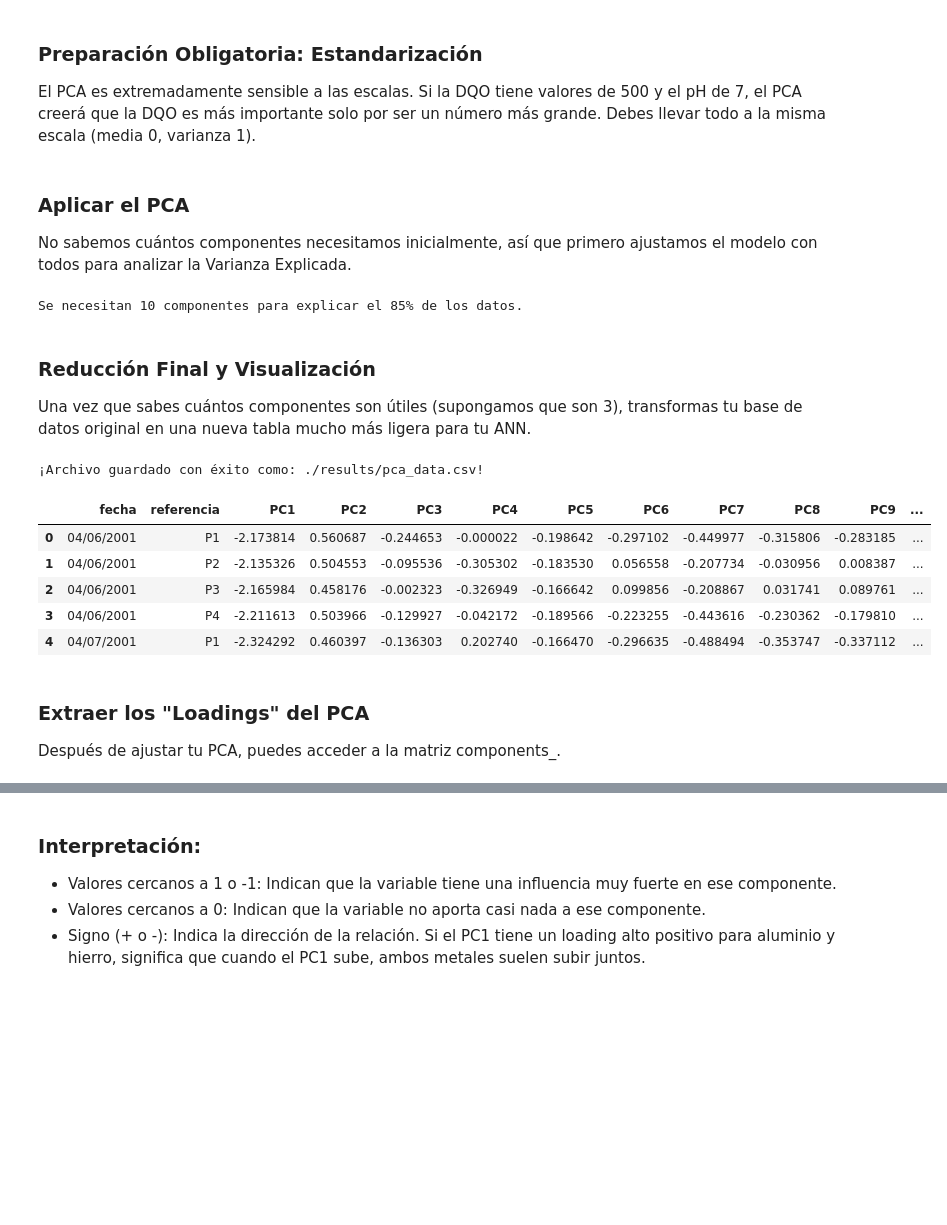
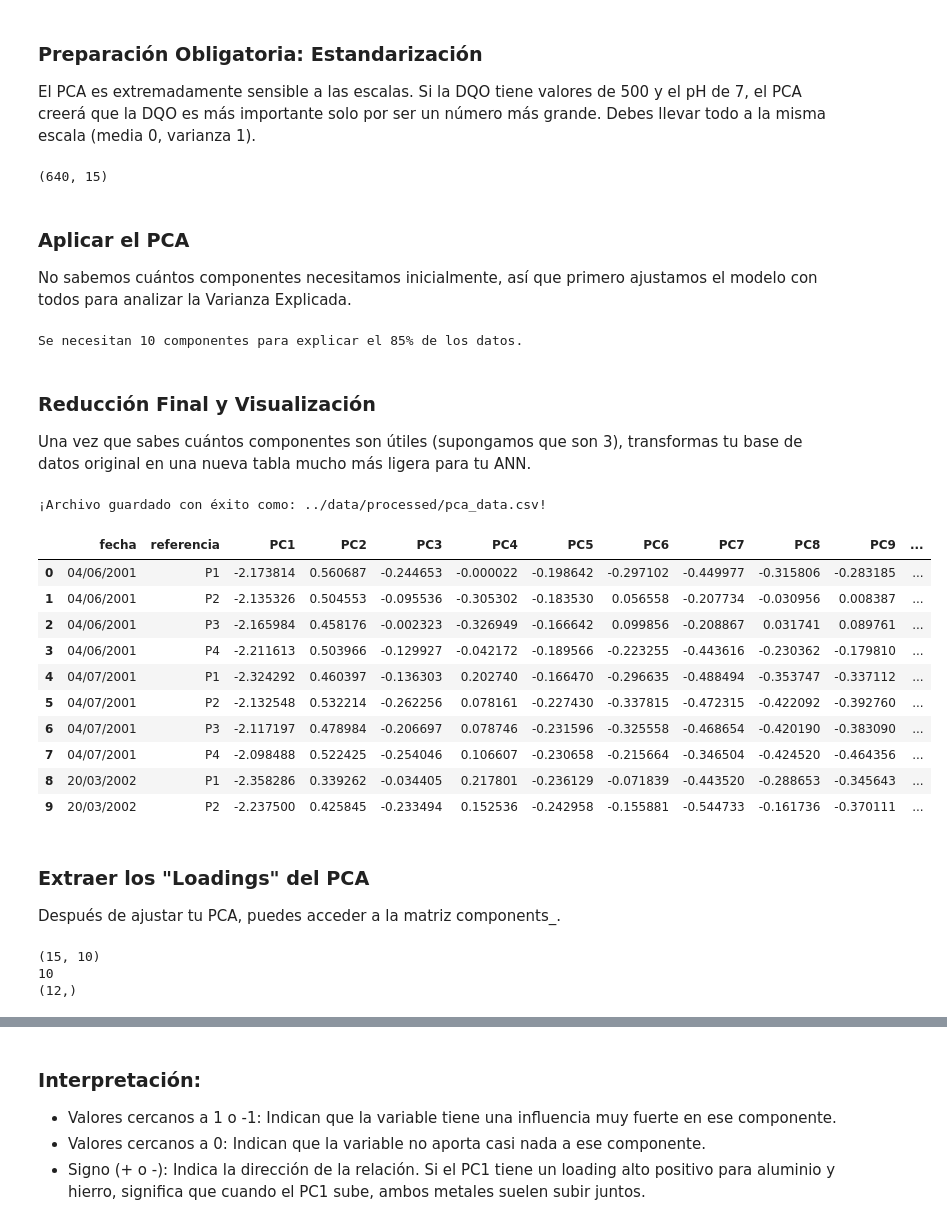
Before and after one commit to mikdevio/leachates_classification_model, a Jupyter notebook: notebooks/01_pretratamiento.ipynb, the cells around one changed output, grey strips where cells are left out. Cells and saved outputs as stored; diff of their text form; code cells hidden in the pictures; blank space fills up the shorter version.

```diff
--- a/notebooks/01_pretratamiento.ipynb
+++ b/notebooks/01_pretratamiento.ipynb
@@ -145,3 +155,4 @@ data_fixed.head()
 # %%
-data_fixed.info()
+pre_data = impute_data_knn(pre_data)
+pre_data.describe()
 # %% [output]
@@ -254,58 +246,85 @@ data_scaled = scaler.fit_transform(df_numeric)
+# %%
+scaled_num_data, scaler = data_scalation(pre_data)
+print(scaled_num_data.shape)
+# %% [output]
+(640, 15)
 # %% [markdown]
 ### Aplicar el PCA
 
 No sabemos cuántos componentes necesitamos inicialmente, así que primero ajustamos el modelo con todos para analizar la Varianza Explicada.
-# %%
-# Inicializamos PCA sin límite de componentes para analizar
-pca_model = PCA()
-pca_data = pca_model.fit_transform(data_scaled)
-
-# Calculamos la varianza acumulada
-varianza_acumulada = np.cumsum(pca_model.explained_variance_ratio_)
-
-# Buscamos cuántos componentes necesitamos para cubrir, por ejemplo, el 85% de la info
-n_componentes = np.argmax(varianza_acumulada >= 0.85) + 1
-print(f"Se necesitan {n_componentes} componentes para explicar el 85% de los datos.")
-# %% [output]
-Se necesitan 10 componentes para explicar el 85% de los datos.
+# %%
+from typing import Tuple
+
+
+def pca_conversion(data: np.ndarray) -> Tuple[np.ndarray, np.int64]:
+    # Inicializamos PCA sin límite de componentes para analizar
+    pca_model = PCA()
+    pca_data = pca_model.fit_transform(data)
+
+    # Calculamos la varianza acumulada
+    varianza_acumulada = np.cumsum(pca_model.explained_variance_ratio_)
+
+    # Buscamos cuántos componentes necesitamos para cubrir, por ejemplo, el 85% de la info
+    n_components = np.argmax(varianza_acumulada >= 0.85) + 1
+
+    return pca_data, n_components
+# %%
+pca_num_data, n_comps = pca_conversion(scaled_num_data)
+
+print(f"Se necesitan {n_comps} componentes para explicar el 85% de los datos.")
+# %% [output]
+Se necesitan 10 componentes para explicar el 85% de los datos.
 # %% [markdown]
 ### Reducción Final y Visualización
 
 Una vez que sabes cuántos componentes son útiles (supongamos que son 3), transformas tu base de datos original en una nueva tabla mucho más ligera para tu ANN.
 # %%
 # Aplicamos PCA con el número óptimo de componentes
-pca_final = PCA(n_components=n_componentes)
-componentes_principales = pca_final.fit_transform(data_scaled)
+pca_converter = PCA(n_components=n_comps)
+pca_num_data = pca_converter.fit_transform(scaled_num_data)
 
 # Convertimos a DataFrame para que sea fácil de usar en la ANN
 df_pca = pd.DataFrame(
-    data=componentes_principales,
-    columns=[f'PC{i+1}' for i in range(n_componentes)]
+    data=pca_num_data,
+    columns=[f'PC{i+1}' for i in range(n_comps)]
 )
 
 # Recuperar columnas de identificación (opcional pero recomendado)
 # Si 'data_fixed' mantiene el mismo orden de filas:
-df_pca.insert(0, 'fecha', data_fixed_test['fecha'].values)
-df_pca.insert(1, 'referencia', data_fixed_test['referencia'].values)
+df_pca.insert(0, 'fecha', pre_data['fecha'])
+df_pca.insert(1, 'referencia', pre_data['referencia'])
 
 # Guardar el archivo en tu directorio actual
-nombre_archivo = "./results/pca_data.csv"
+nombre_archivo = "../data/processed/pca_data.csv"
 df_pca.to_csv(nombre_archivo, index=False, sep=',', encoding='utf-8')
 print(f"¡Archivo guardado con éxito como: {nombre_archivo}!")
 
-df_pca.head()
+df_pca.head(10)
 # %% [output]
-¡Archivo guardado con éxito como: ./results/pca_data.csv!
+¡Archivo guardado con éxito como: ../data/processed/pca_data.csv!
 |  | fecha | referencia | PC1 | PC2 | PC3 | PC4 | PC5 | PC6 | PC7 | PC8 | PC9 | ... |
 | 0 | 04/06/2001 | P1 | -2.173814 | 0.560687 | -0.244653 | -0.000022 | -0.198642 | -0.297102 | -0.449977 | -0.315806 | -0.283185 | ... |
 | 1 | 04/06/2001 | P2 | -2.135326 | 0.504553 | -0.095536 | -0.305302 | -0.183530 | 0.056558 | -0.207734 | -0.030956 | 0.008387 | ... |
 | 2 | 04/06/2001 | P3 | -2.165984 | 0.458176 | -0.002323 | -0.326949 | -0.166642 | 0.099856 | -0.208867 | 0.031741 | 0.089761 | ... |
 | 3 | 04/06/2001 | P4 | -2.211613 | 0.503966 | -0.129927 | -0.042172 | -0.189566 | -0.223255 | -0.443616 | -0.230362 | -0.179810 | ... |
 | 4 | 04/07/2001 | P1 | -2.324292 | 0.460397 | -0.136303 | 0.202740 | -0.166470 | -0.296635 | -0.488494 | -0.353747 | -0.337112 | ... |
+| 5 | 04/07/2001 | P2 | -2.132548 | 0.532214 | -0.262256 | 0.078161 | -0.227430 | -0.337815 | -0.472315 | -0.422092 | -0.392760 | ... |
+| 6 | 04/07/2001 | P3 | -2.117197 | 0.478984 | -0.206697 | 0.078746 | -0.231596 | -0.325558 | -0.468654 | -0.420190 | -0.383090 | ... |
+| 7 | 04/07/2001 | P4 | -2.098488 | 0.522425 | -0.254046 | 0.106607 | -0.230658 | -0.215664 | -0.346504 | -0.424520 | -0.464356 | ... |
+| 8 | 20/03/2002 | P1 | -2.358286 | 0.339262 | -0.034405 | 0.217801 | -0.236129 | -0.071839 | -0.443520 | -0.288653 | -0.345643 | ... |
+| 9 | 20/03/2002 | P2 | -2.237500 | 0.425845 | -0.233494 | 0.152536 | -0.242958 | -0.155881 | -0.544733 | -0.161736 | -0.370111 | ... |
 # %% [markdown]
 ### Extraer los "Loadings" del PCA
 
 Después de ajustar tu PCA, puedes acceder a la matriz components_.
+# %%
+print(pca_converter.components_.T.shape,)
+print(n_comps)
+print(df_pca.columns.shape)
+# %% [output]
+(15, 10)
+10
+(12,)
 # %%
 # Suponiendo que 'pca_final' es tu objeto PCA ya entrenado
 # y 'data_numeric_only' son tus columnas originales antes de la transformación
```
Also changed, not shown: parts of 19 cells of this notebook, 14 other files.
